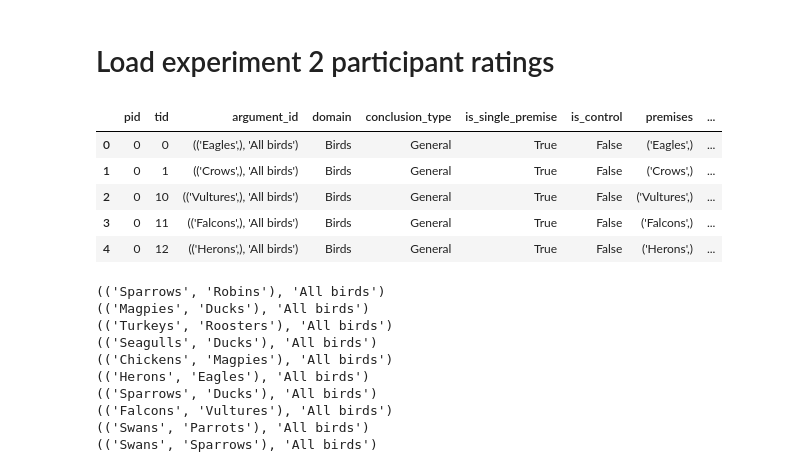
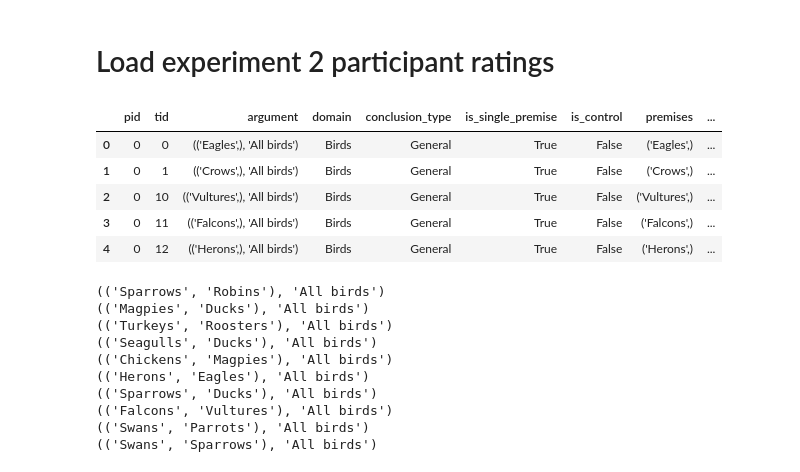
Before and after one commit to S-J-HAN/InductiveReasoningInLargeLanguageModels, a Jupyter notebook: results/experiment_2.ipynb, the cells around one changed output. Cells and saved outputs as stored; diff of their text form; code cells hidden in the pictures.

```diff
--- a/results/experiment_2.ipynb
+++ b/results/experiment_2.ipynb
@@ -36,39 +35,39 @@ NUM_PARTICIPANTS = 610
 human_df = pd.read_csv(f"{DATA}/clean_human_ratings.csv", index_col=0)
 
 # Filter out control and tutorial arguments
-human_df = human_df[~human_df["is_control"]].dropna().rename({"argument": "argument_id"}, axis=1)
+human_df = human_df[~human_df["is_control"]].dropna()
 human_df["ranking"] = human_df.groupby(["pid", "is_single_premise"])["rating"].rank(pct="True", ascending=True)
 
 # Map participants to blocks based on the multi premise arguments that they saw
 blocks = {}
 block_splits = {}
 for pid, pid_df in human_df[~human_df["is_single_premise"]].groupby(["pid"]):
-    block = tuple(pid_df["argument_id"].sort_values().tolist())
+    block = tuple(pid_df["argument"].sort_values().tolist())
     if block not in blocks:
         blocks[block] = [pid]
     else:
         blocks[block].append(pid)
 
     bs = (pid_df.iloc[0]["domain"], pid_df.iloc[0]["conclusion_type"])
     if bs not in block_splits:
         block_splits[bs] = []
     block_splits[bs].append(block)
 
 pid_to_block = {}
 for i,pids in enumerate(blocks.values()):
     for pid in pids:
         pid_to_block[pid] = i
 human_df["block"] = human_df["pid"].map(pid_to_block)
 
 assert len(human_df["pid"].unique()) == NUM_PARTICIPANTS
 assert len(pid_to_block) == NUM_PARTICIPANTS
 assert len(blocks) == 61
 assert all(len(set(v))== 11 if k == ('Birds', 'General') else len(set(v)) == 10 for k,v in block_splits.items())
 assert all(len(set(v)) == 10 for v in blocks.values())
 
 human_df.head()
 # %% [output]
-|  | pid | tid | argument_id | domain | conclusion_type | is_single_premise | is_control | premises | ... |
+|  | pid | tid | argument | domain | conclusion_type | is_single_premise | is_control | premises | ... |
 | 0 | 0 | 0 | (('Eagles',), 'All birds') | Birds | General | True | False | ('Eagles',) | ... |
 | 1 | 0 | 1 | (('Crows',), 'All birds') | Birds | General | True | False | ('Crows',) | ... |
 | 2 | 0 | 10 | (('Vultures',), 'All birds') | Birds | General | True | False | ('Vultures',) | ... |
```
Also changed, not shown: parts of 4 cells of this notebook, 20 other files.
